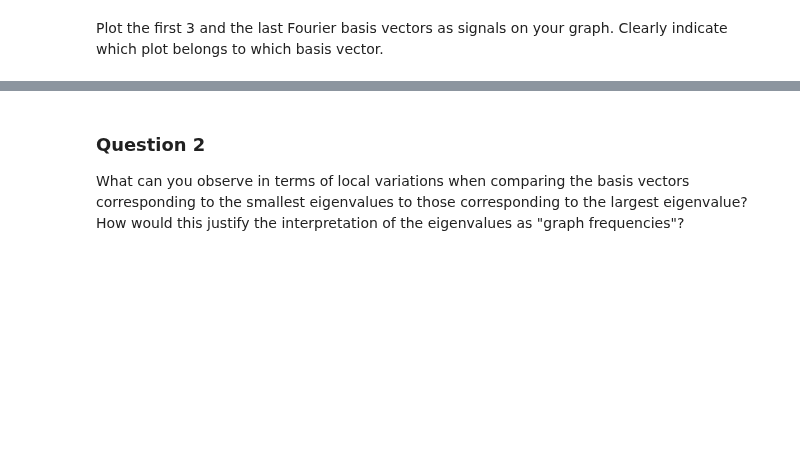
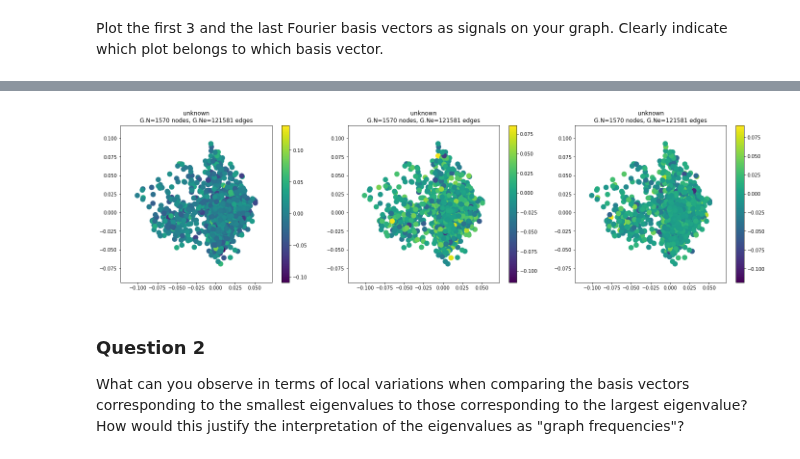
Before and after one commit to vndk36/Project_ntds2018, a Jupyter notebook: Milestone_4/4_AlCi.ipynb, the cells around one changed output, grey strips where cells are left out. Cells and saved outputs as stored; diff of their text form; code cells hidden in the pictures; blank space fills up the shorter version.

```diff
--- a/Milestone_4/4_AlCi.ipynb
+++ b/Milestone_4/4_AlCi.ipynb
@@ -162,3 +170,20 @@ Plot the first 3 and the last Fourier basis vectors as signals on your graph. Cl
+# %%
+fig=plt.figure(figsize=(24,6))
+ax1 = fig.add_subplot(131)
+ax2 = fig.add_subplot(132)
+ax3 = fig.add_subplot(133)
+
+#_ = axes[0].spy(G.W, markersize=0.5)
+#G.plot(show_edges=True, ax=axes[1])
+
+signal = U[1]
+graph.plot_signal(signal, ax=ax1)
+signal = U[2]
+graph.plot_signal(signal, ax=ax2)
+signal = U[3]
+graph.plot_signal(signal, ax=ax3)
+# %% [output]
+[figure, added]
 # %% [markdown]
 ### Question 2
 
```
Also changed, not shown: parts of 7 cells of this notebook.
